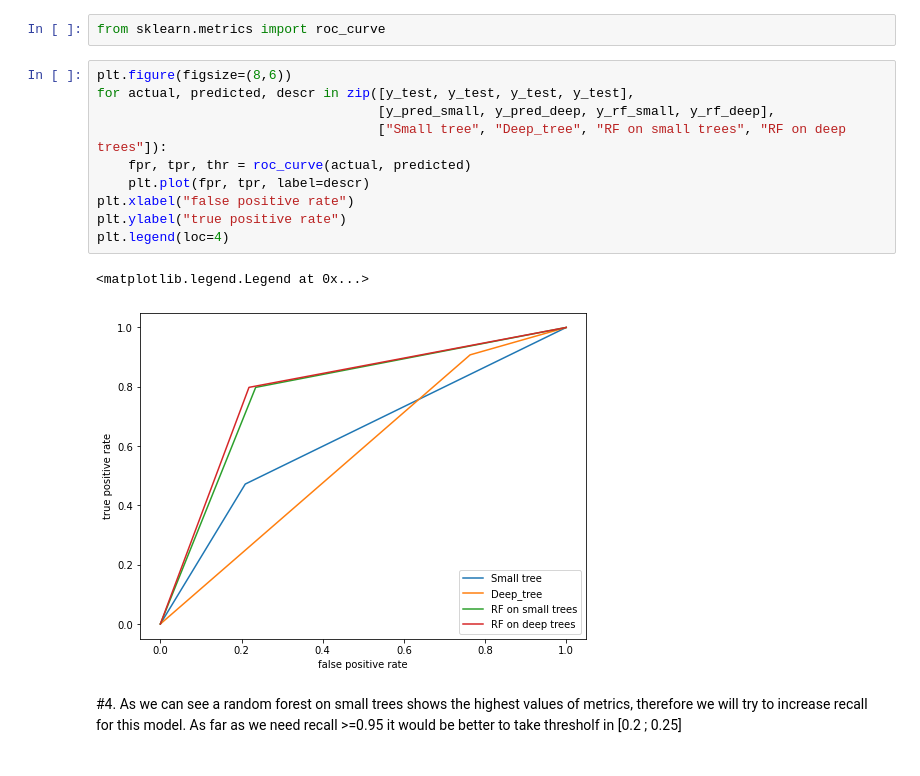
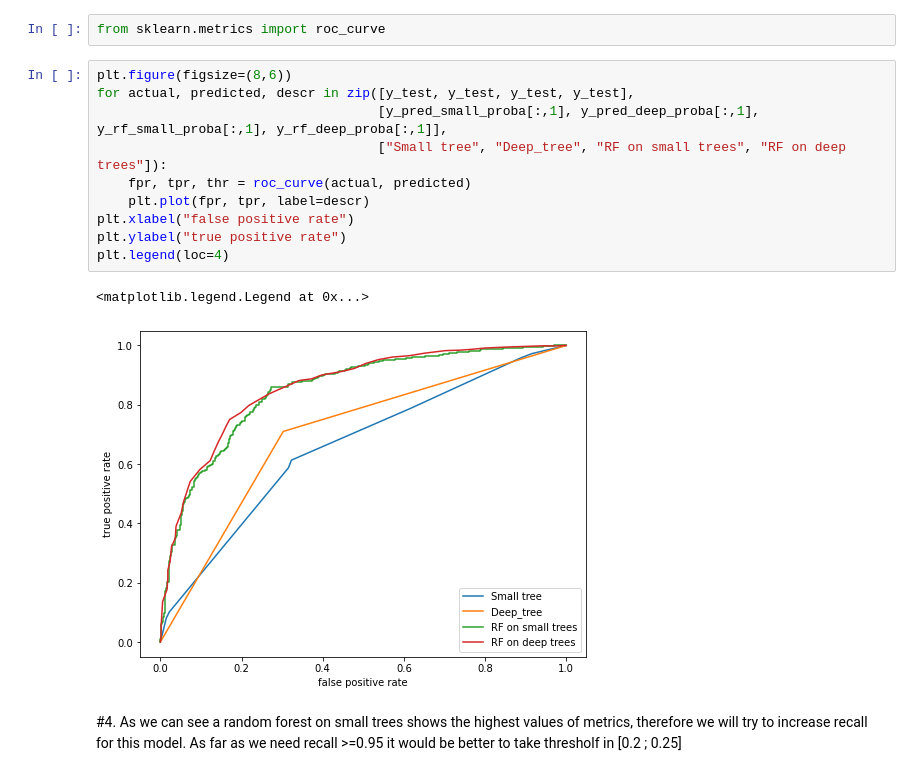
Before and after one commit to lizlit/ML_Tech, a Jupyter notebook: Task_1_Litvinova.ipynb, the cells around one changed output. Saved outputs shown, nothing was run; the diff lists cells and outputs as text.

```diff
--- a/Task_1_Litvinova.ipynb
+++ b/Task_1_Litvinova.ipynb
@@ -180,16 +180,16 @@ from sklearn.metrics import roc_curve
 # %%
 plt.figure(figsize=(8,6))
 for actual, predicted, descr in zip([y_test, y_test, y_test, y_test],
-                                    [y_pred_small, y_pred_deep, y_rf_small, y_rf_deep],
+                                    [y_pred_small_proba[:,1], y_pred_deep_proba[:,1], y_rf_small_proba[:,1], y_rf_deep_proba[:,1]],
                                     ["Small tree", "Deep_tree", "RF on small trees", "RF on deep trees"]):
     fpr, tpr, thr = roc_curve(actual, predicted)
     plt.plot(fpr, tpr, label=descr)
 plt.xlabel("false positive rate")
 plt.ylabel("true positive rate")
 plt.legend(loc=4)
 # %% [output]
 <matplotlib.legend.Legend at 0x...>
-[figure, old version]
+[figure, new version]
 # %% [markdown]
 #4. As we can see a random forest on small trees shows the highest values of metrics, therefore we will try to increase recall for this model. As far as we need recall >=0.95 it would be better to take thresholf in [0.2 ; 0.25]
 # %%
```
